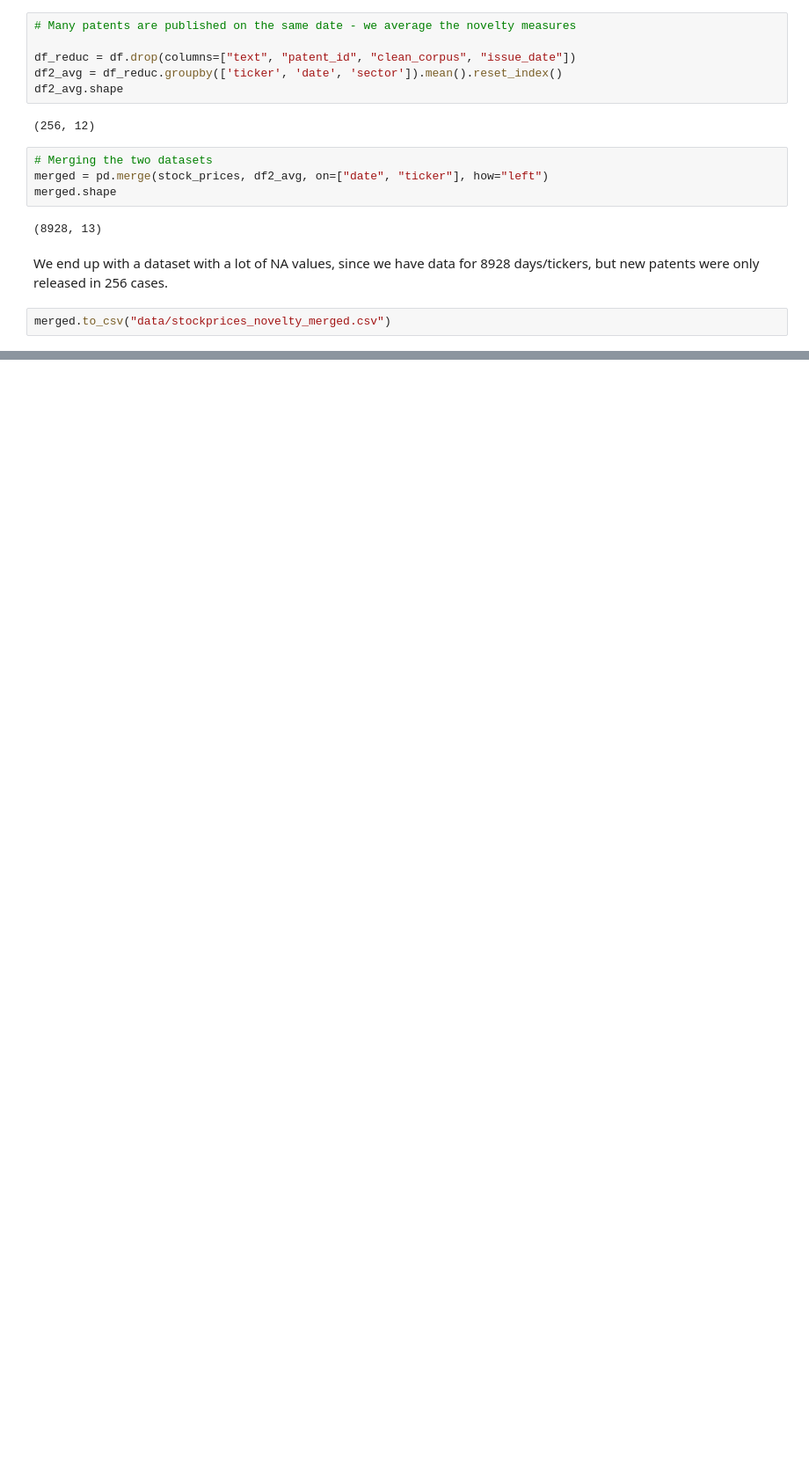
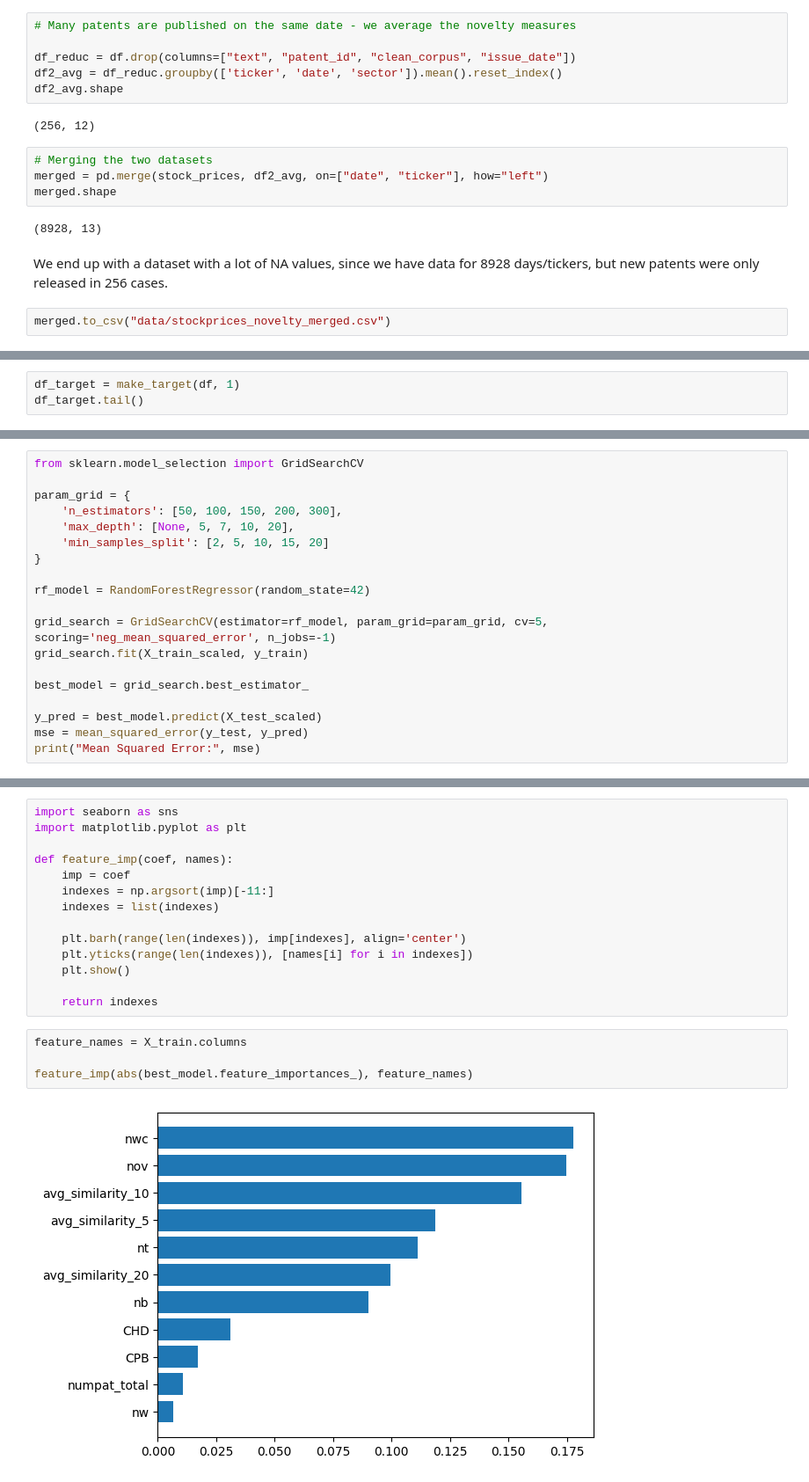
Before and after one commit to CatalinaOdizzio/Forcasting, a Jupyter notebook: 3_Stock prices prediction.ipynb, the cells around one changed output, grey strips where cells are left out. Shown: that part at 88% size. Cells and saved outputs as stored; diff of their text form; blank space fills up the shorter version.

Commit message:
Adding stock prices models :fire:

```diff
--- a/3_Stock prices prediction.ipynb
+++ b/3_Stock prices prediction.ipynb
@@ -57,0 +164,3 @@ merged.to_csv("data/stockprices_novelty_merged.csv")
+# %%
+df_target = make_target(df, 1)
+df_target.tail()
@@ -57,0 +221,19 @@ merged.to_csv("data/stockprices_novelty_merged.csv")
+# %%
+from sklearn.model_selection import GridSearchCV
+
+param_grid = {
+    'n_estimators': [50, 100, 150, 200, 300],
+    'max_depth': [None, 5, 7, 10, 20],
+    'min_samples_split': [2, 5, 10, 15, 20]
+}
+
+rf_model = RandomForestRegressor(random_state=42)
+
+grid_search = GridSearchCV(estimator=rf_model, param_grid=param_grid, cv=5, scoring='neg_mean_squared_error', n_jobs=-1)
+grid_search.fit(X_train_scaled, y_train)
+
+best_model = grid_search.best_estimator_
+
+y_pred = best_model.predict(X_test_scaled)
+mse = mean_squared_error(y_test, y_pred)
+print("Mean Squared Error:", mse)
@@ -57,0 +242,20 @@ merged.to_csv("data/stockprices_novelty_merged.csv")
+# %%
+import seaborn as sns
+import matplotlib.pyplot as plt
+
+def feature_imp(coef, names):
+    imp = coef
+    indexes = np.argsort(imp)[-11:]
+    indexes = list(indexes)
+
+    plt.barh(range(len(indexes)), imp[indexes], align='center')
+    plt.yticks(range(len(indexes)), [names[i] for i in indexes])
+    plt.show()
+
+    return indexes
+# %%
+feature_names = X_train.columns
+
+feature_imp(abs(best_model.feature_importances_), feature_names)
+# %% [output]
+[figure, added]
```
Also changed, not shown: parts of 32 cells of this notebook, 1 other file.
